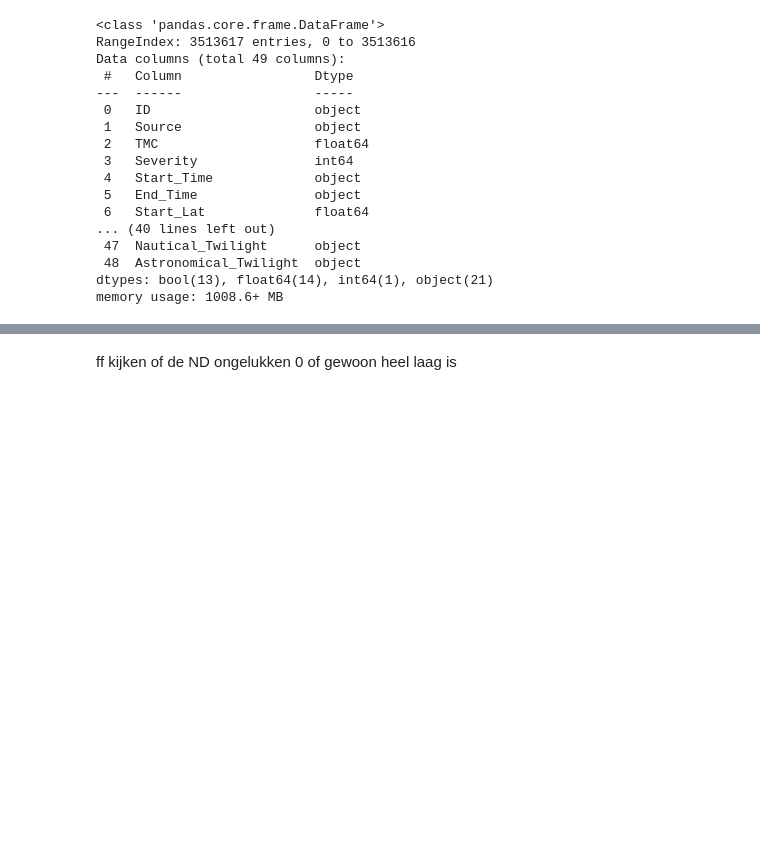
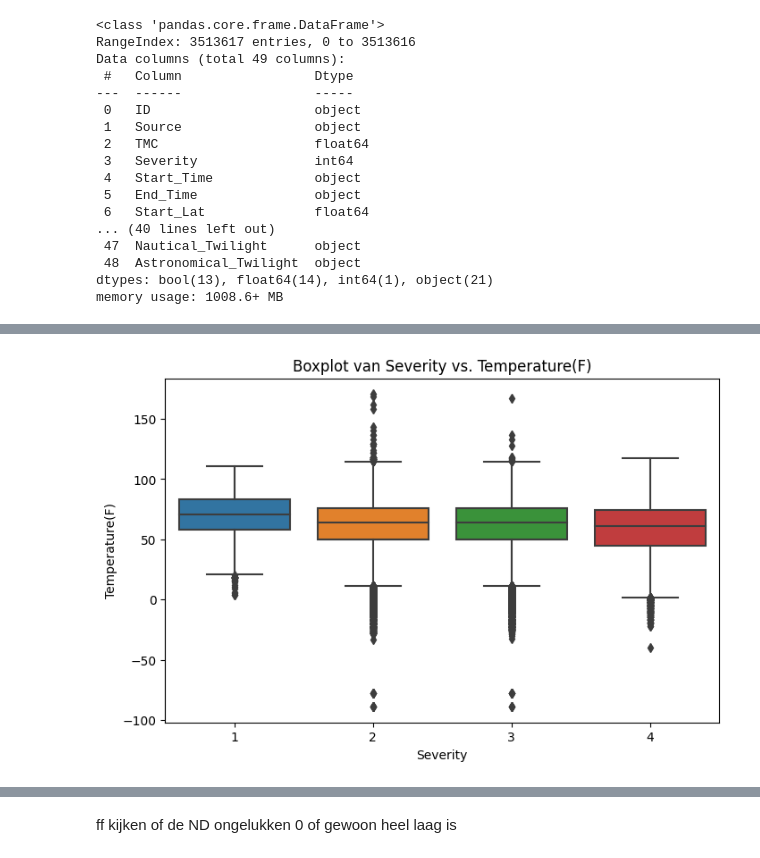
Before and after one commit to IsabelvanDam19/WT_Specialisatie, a Jupyter notebook: Beetje dingen enzo.ipynb, the cells around one changed output, grey strips where cells are left out. Cells and saved outputs as stored; diff of their text form; code cells hidden in the pictures; blank space fills up the shorter version.

```diff
--- a/Beetje dingen enzo.ipynb
+++ b/Beetje dingen enzo.ipynb
@@ -65,0 +186,10 @@ memory usage: 1008.6+ MB
+# %%
+# Boxplot van 'Severity' vs. 'Temperature(F)'
+plt.figure(figsize=(8, 5))
+sns.boxplot(x='Severity', y='Temperature(F)', data=df)
+plt.title('Boxplot van Severity vs. Temperature(F)')
+plt.xlabel('Severity')
+plt.ylabel('Temperature(F)')
+plt.show()
+# %% [output]
+[figure, added]
```
Also changed, not shown: parts of 14 cells of this notebook.
